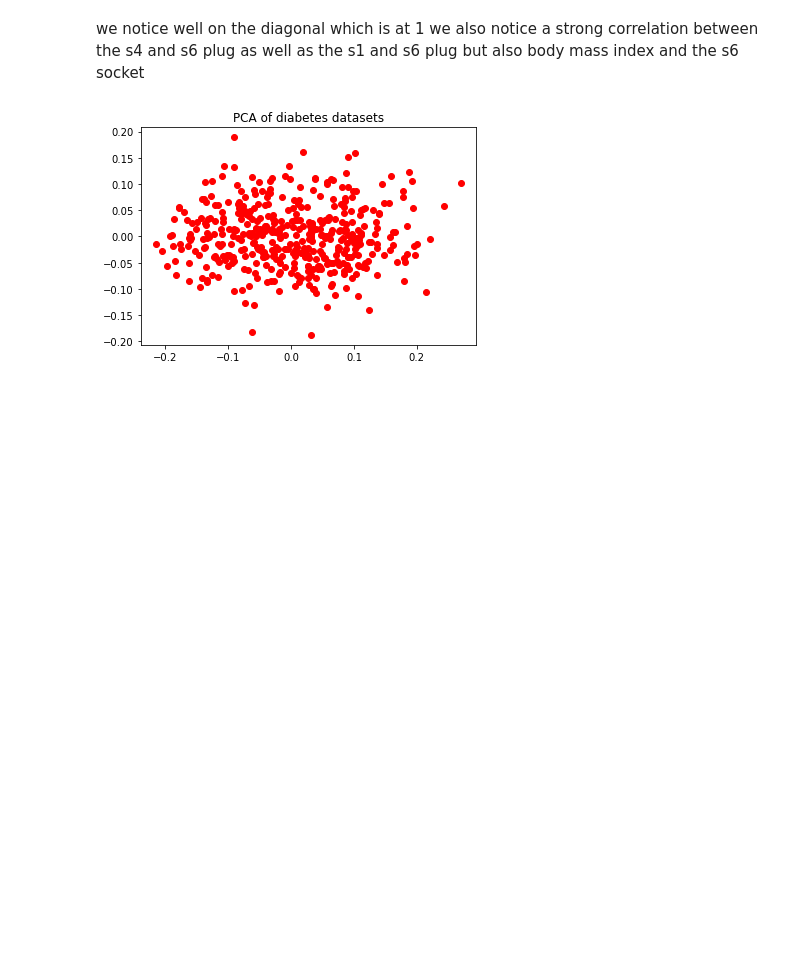
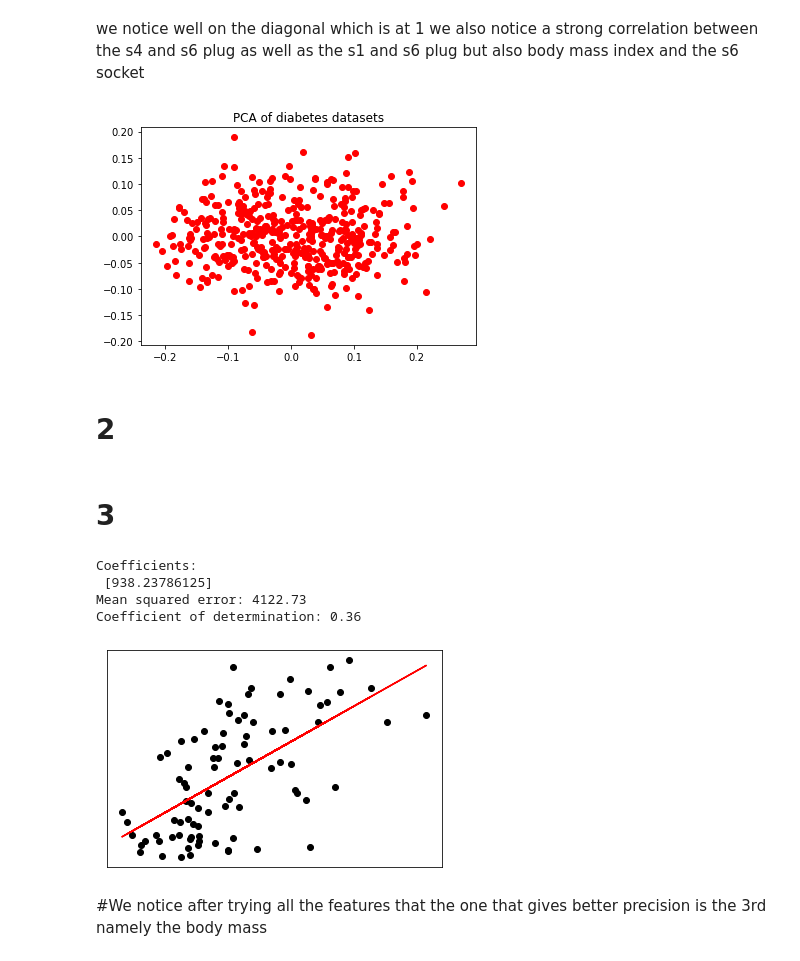
Before and after one commit to massinoLight/TpfouilleDeDonnees, a Jupyter notebook: TP3.ipynb, the cells around one changed output. Cells and saved outputs as stored; diff of their text form; code cells hidden in the pictures; blank space fills up the shorter version.

```diff
--- a/TP3.ipynb
+++ b/TP3.ipynb
@@ -124,3 +129,60 @@ plt.title('PCA of diabetes datasets')
 plt.show()
 # %% [output]
 [figure]
+# %% [markdown]
+# 2
+# %%
+from sklearn import linear_model
+
+#split the data into two subsets we take 80% of data for training and 20% for testing
+
+
+
+diabetes_X, diabetes_y = datasets.load_diabetes(return_X_y=True)
+
+# Use only one feature (the 3rd )
+diabetes_X = diabetes_X[:, np.newaxis, 2]
+
+# Split the data into training/testing sets (80% for training and 20% for testing )
+trainingDataX = diabetes_X[:-88]
+testDataX = diabetes_X[-88:]
+
+# Split the targets into training/testing sets
+trainingDataY = diabetes_y[:-88]
+testDataY = diabetes_y[-88:]
+
+# Create linear regression object
+reg = linear_model.LinearRegression()
+
+# Train the model using the training sets
+reg.fit(trainingDataX, trainingDataY)
+
+# Make predictions using the testing set
+DataPrediction = regr.predict(testDataX)
+# %% [markdown]
+# 3
+# %%
+from sklearn.metrics import mean_squared_error, r2_score
+# The coefficients
+print('Coefficients: \n', regr.coef_)
+# The mean squared error
+print('Mean squared error: %.2f'% mean_squared_error(testDataY, DataPrediction))
+# The coefficient of determination: 1 is perfect prediction
+print('Coefficient of determination: %.2f'% r2_score(testDataY, DataPrediction))
+
+# Plot outputs
+plt.scatter(testDataX, testDataY,  color='black')
+plt.plot(testDataX, DataPrediction, color='red')
+
+plt.xticks(())
+plt.yticks(())
+
+plt.show()
+# %% [output]
+Coefficients:
+ [938.23786125]
+Mean squared error: 4122.73
+Coefficient of determination: 0.36
+[figure, added]
+# %% [markdown]
+#We notice after trying all the features that the one that gives better precision is the 3rd namely the body mass
```
Also changed, not shown: parts of 2 cells of this notebook.
